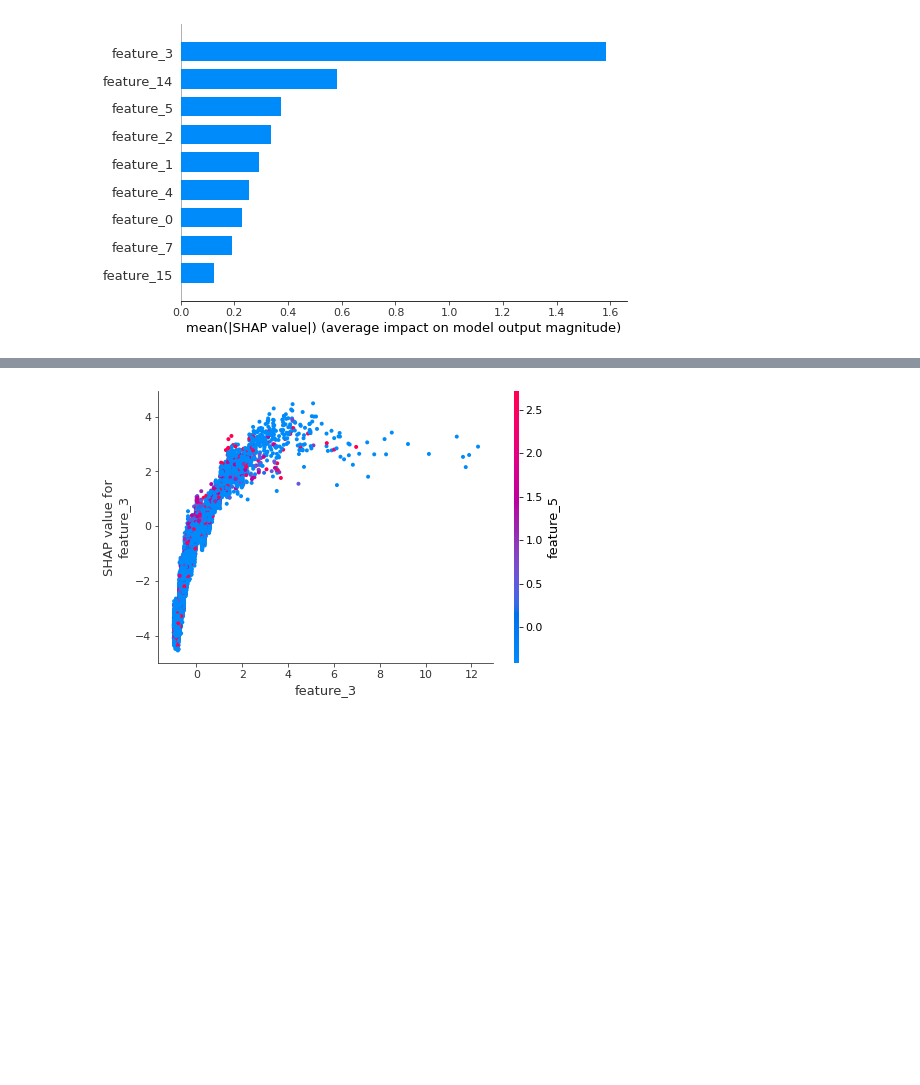
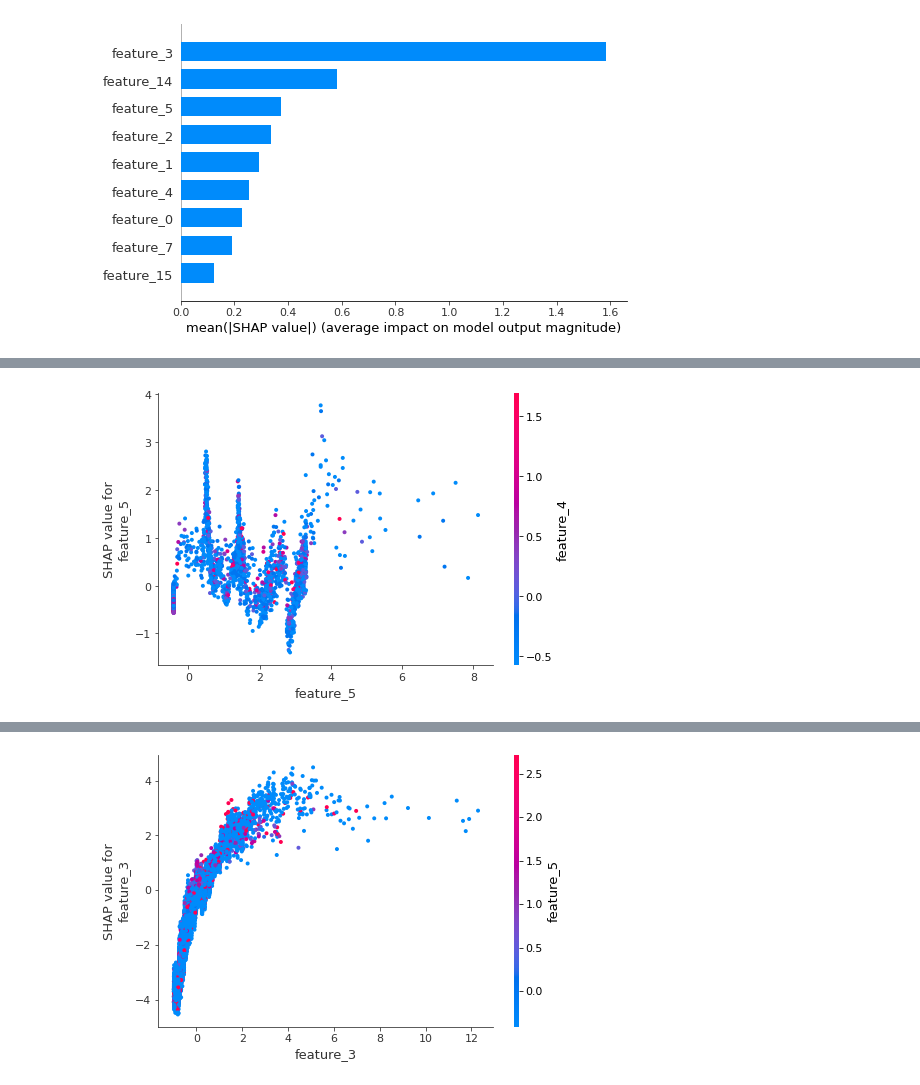
Before and after one commit to blewy/Insurance_Churn, a Jupyter notebook: notebooks/00. Initial_research.ipynb, the cells around one changed output, grey strips where cells are left out. Cells and saved outputs as stored; diff of their text form; code cells hidden in the pictures; blank space fills up the shorter version.

```diff
--- a/notebooks/00. Initial_research.ipynb
+++ b/notebooks/00. Initial_research.ipynb
@@ -1091,0 +1102,4 @@ shap.summary_plot(shap_values, X_test_model)
+# %%
+shap.dependence_plot("feature_5", shap_values, X_test_model)
+# %% [output]
+[figure, added]
```
Also changed, not shown: parts of 17 cells of this notebook.
